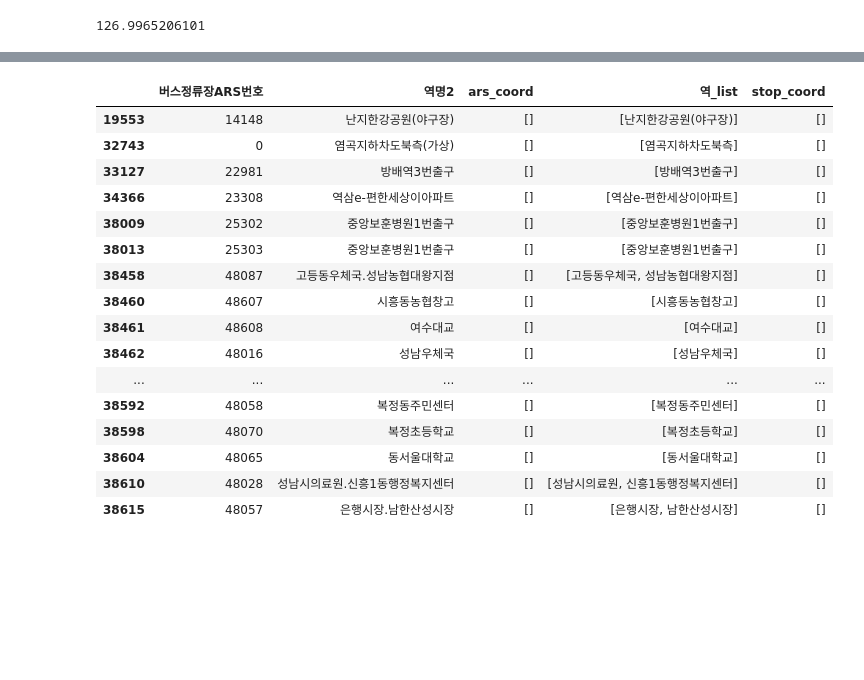
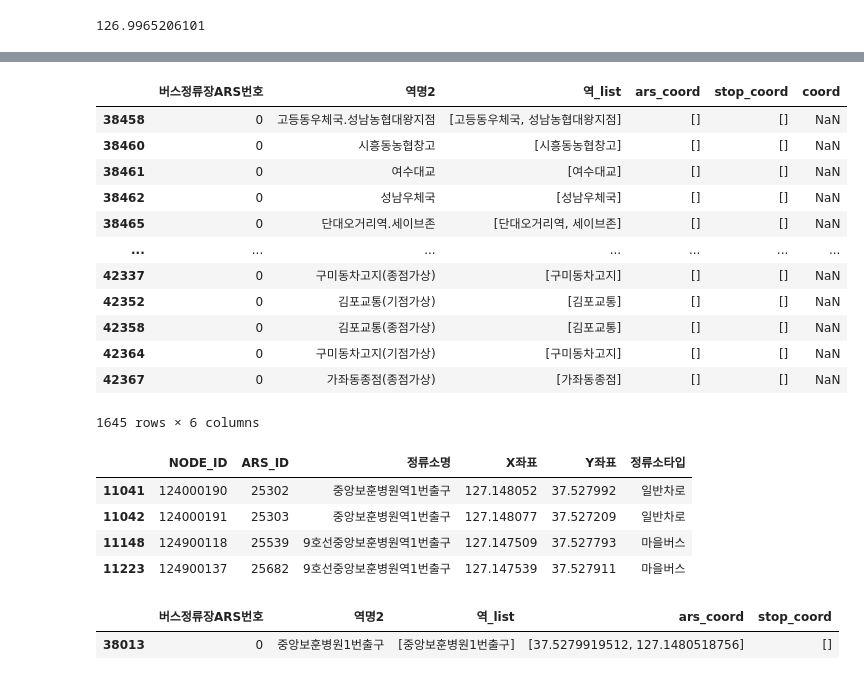
Before and after one commit to sangilhwang/downtown_walk, a Jupyter notebook: 버스데이터 분석.ipynb, the cells around one changed output, grey strips where cells are left out. Saved outputs shown, nothing was run; the diff lists cells and outputs as text; code cells hidden in the pictures; blank space fills up the shorter version.

```diff
--- a/버스데이터 분석.ipynb
+++ b/버스데이터 분석.ipynb
@@ -440,5 +352,7 @@ busstop_df[busstop_df["정류소명"].str.contains("방배역")].iloc[0, 3]
 busstop_df[busstop_df["정류소명"].str.contains("방배역")].iloc[0, 4]
 # %% [output]
 37.4835892379
+# %%
+bus2402_df["역명2"] = bus2402_df["역명"].str.slice(stop=-7)
 # %%
 bus2402_df3 = bus2402_df.loc[:,("버스정류장ARS번호", "역명2")]
@@ -464,7 +388,9 @@ def ars_coord(ars):
+# %%
+bus2402_df3["버스정류장ARS번호"] = bus2402_df3["버스정류장ARS번호"].map(convert_to_int)
 # %%
-ars_coord = bus2402_df3["버스정류장ARS번호"].map(ars_coord)
+ars_coord_series = bus2402_df3["버스정류장ARS번호"].map(ars_coord)
 # %%
-bus2402_df3["ars_coord"] = ars_coord
+bus2402_df3["ars_coord"] = ars_coord_series
 # %%
 bus2402_df3.head()
 # %% [output]
@@ -581,20 +490,24 @@ bus2402_df3.tail()
 # %%
-bus2402_df3.loc[(bus2402_df3["ars_coord"].map(lambda x: x == [])) & (bus2402_df3["stop_coord"].map(lambda x: x == []))].iloc[:60]
+bus2402_df3.loc[(bus2402_df3["ars_coord"].map(lambda x: x == [])) & (bus2402_df3["stop_coord"].map(lambda x: x == []))]
 # %% [output]
-|  | 버스정류장ARS번호 | 역명2 | ars_coord | 역_list | stop_coord |
-| 19553 | 14148 | 난지한강공원(야구장) | [] | [난지한강공원(야구장)] | [] |
-| 32743 | 0 | 염곡지하차도북측(가상) | [] | [염곡지하차도북측] | [] |
-| 33127 | 22981 | 방배역3번출구 | [] | [방배역3번출구] | [] |
-| 34366 | 23308 | 역삼e-편한세상이아파트 | [] | [역삼e-편한세상이아파트] | [] |
-| 38009 | 25302 | 중앙보훈병원1번출구 | [] | [중앙보훈병원1번출구] | [] |
-| 38013 | 25303 | 중앙보훈병원1번출구 | [] | [중앙보훈병원1번출구] | [] |
-| 38458 | 48087 | 고등동우체국.성남농협대왕지점 | [] | [고등동우체국, 성남농협대왕지점] | [] |
-| 38460 | 48607 | 시흥동농협창고 | [] | [시흥동농협창고] | [] |
-| 38461 | 48608 | 여수대교 | [] | [여수대교] | [] |
-| 38462 | 48016 | 성남우체국 | [] | [성남우체국] | [] |
-| ... | ... | ... | ... | ... | ... |
-| 38592 | 48058 | 복정동주민센터 | [] | [복정동주민센터] | [] |
-| 38598 | 48070 | 복정초등학교 | [] | [복정초등학교] | [] |
-| 38604 | 48065 | 동서울대학교 | [] | [동서울대학교] | [] |
-| 38610 | 48028 | 성남시의료원.신흥1동행정복지센터 | [] | [성남시의료원, 신흥1동행정복지센터] | [] |
-| 38615 | 48057 | 은행시장.남한산성시장 | [] | [은행시장, 남한산성시장] | [] |
+|  | 버스정류장ARS번호 | 역명2 | 역_list | ars_coord | stop_coord | coord |
+| 38458 | 0 | 고등동우체국.성남농협대왕지점 | [고등동우체국, 성남농협대왕지점] | [] | [] | NaN |
+| 38460 | 0 | 시흥동농협창고 | [시흥동농협창고] | [] | [] | NaN |
+| 38461 | 0 | 여수대교 | [여수대교] | [] | [] | NaN |
+| 38462 | 0 | 성남우체국 | [성남우체국] | [] | [] | NaN |
+| 38465 | 0 | 단대오거리역.세이브존 | [단대오거리역, 세이브존] | [] | [] | NaN |
+| ... | ... | ... | ... | ... | ... | ... |
+| 42337 | 0 | 구미동차고지(종점가상) | [구미동차고지] | [] | [] | NaN |
+| 42352 | 0 | 김포교통(기점가상) | [김포교통] | [] | [] | NaN |
+| 42358 | 0 | 김포교통(종점가상) | [김포교통] | [] | [] | NaN |
+| 42364 | 0 | 구미동차고지(기점가상) | [구미동차고지] | [] | [] | NaN |
+| 42367 | 0 | 가좌동종점(종점가상) | [가좌동종점] | [] | [] | NaN |
+1645 rows × 6 columns
+# %%
+busstop_df.loc[busstop_df["정류소명"].str.contains("중앙보훈병원역1번출구")]
+# %% [output]
+|  | NODE_ID | ARS_ID | 정류소명 | X좌표 | Y좌표 | 정류소타입 |
+| 11041 | 124000190 | 25302 | 중앙보훈병원역1번출구 | 127.148052 | 37.527992 | 일반차로 |
+| 11042 | 124000191 | 25303 | 중앙보훈병원역1번출구 | 127.148077 | 37.527209 | 일반차로 |
+| 11148 | 124900118 | 25539 | 9호선중앙보훈병원역1번출구 | 127.147509 | 37.527793 | 마을버스 |
+| 11223 | 124900137 | 25682 | 9호선중앙보훈병원역1번출구 | 127.147539 | 37.527911 | 마을버스 |
@@ -600,0 +517,7 @@ bus2402_df3.loc[(bus2402_df3["ars_coord"].map(lambda x: x == [])) & (bus2402_df3
+# %%
+bus2402_df3.loc[bus2402_df3.index == 38013].iloc[0, 3].append(manual_coord_y)
+bus2402_df3.loc[bus2402_df3.index == 38013].iloc[0, 3].append(manual_coord_x)
+bus2402_df3.loc[bus2402_df3.index == 38013]
+# %% [output]
+|  | 버스정류장ARS번호 | 역명2 | 역_list | ars_coord | stop_coord |
+| 38013 | 0 | 중앙보훈병원1번출구 | [중앙보훈병원1번출구] | [37.5279919512, 127.1480518756] | [] |
```
Also changed, not shown: parts of 77 cells of this notebook, 3 other files.
